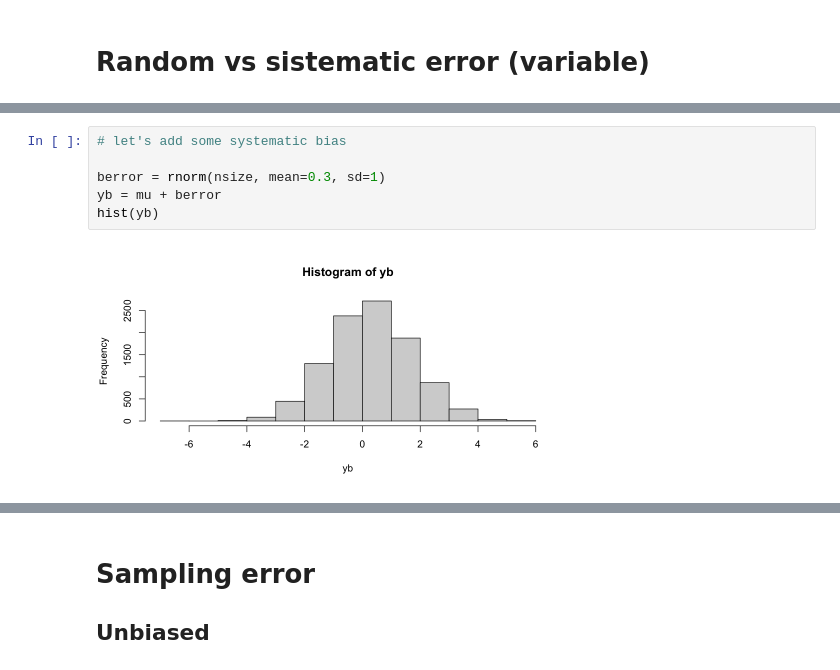
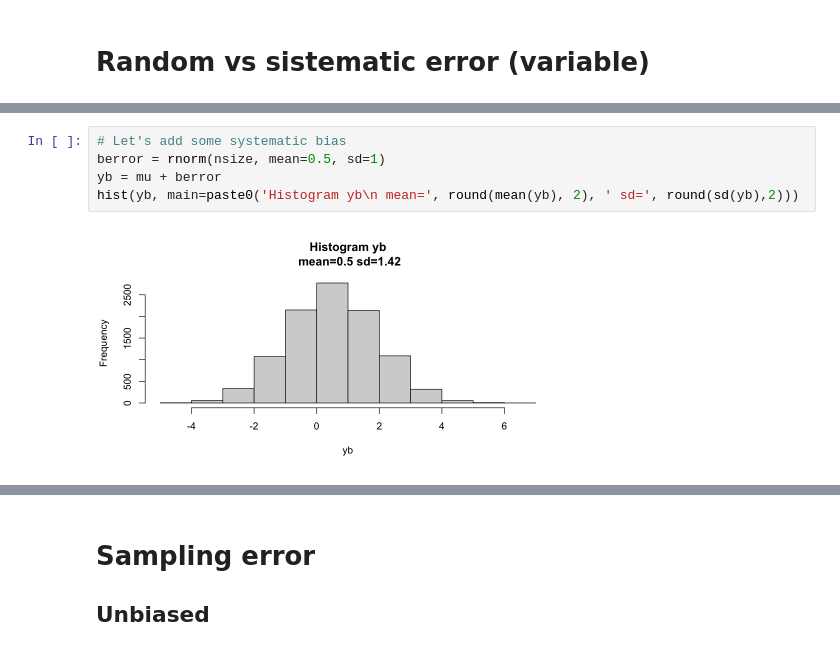
Before and after one commit to sdaza/survey-methods, a Jupyter notebook: code/2023-24/01-exploring-error.ipynb, the cells around one changed output, grey strips where cells are left out. Saved outputs shown, nothing was run; the diff lists cells and outputs as text.

```diff
--- a/code/2023-24/01-exploring-error.ipynb
+++ b/code/2023-24/01-exploring-error.ipynb
@@ -38,8 +30,7 @@ print(paste0('y standard deviation: ', round(sd(y),4)))
 # %%
-# let's add some systematic bias
-
-berror = rnorm(nsize, mean=0.3, sd=1)
+# Let's add some systematic bias
+berror = rnorm(nsize, mean=0.5, sd=1)
 yb = mu + berror
-hist(yb)
+hist(yb, main=paste0('Histogram yb\n mean=', round(mean(yb), 2), ' sd=', round(sd(yb),2)))
 # %% [output]
-[figure, old version]
+[figure, new version]
```
Also changed, not shown: parts of 11 cells of this notebook, 1 other file.
